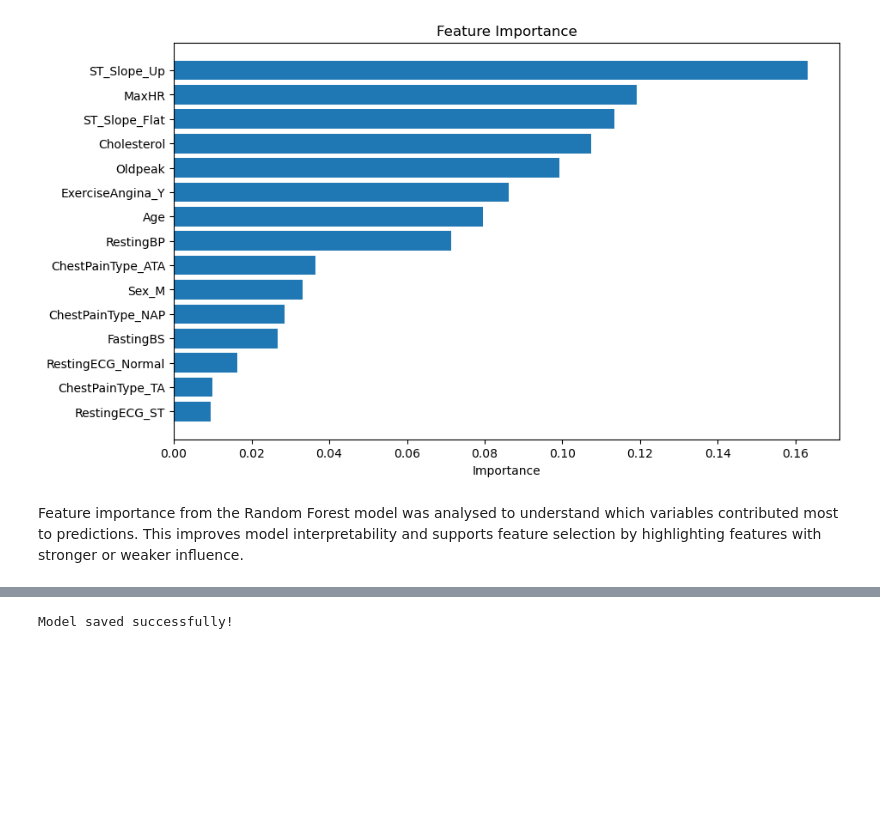
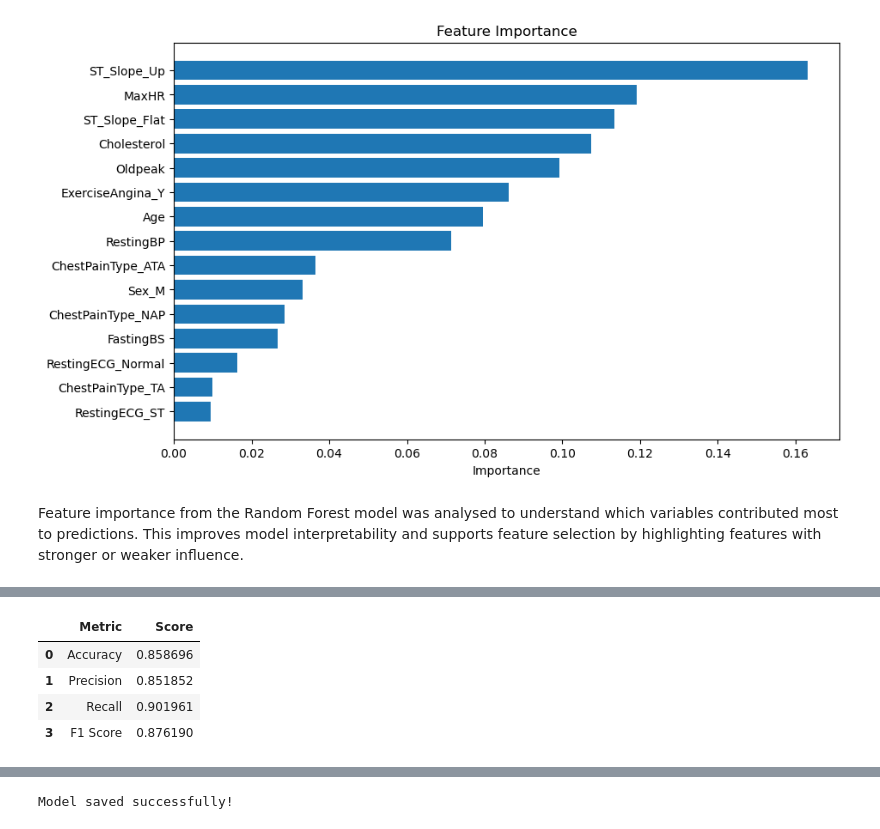
Before and after one commit to ANDREAYAN1234567/HeartWise-AI, a Jupyter notebook: MLDP Program Codes Submission Template.ipynb, the cells around one changed output, grey strips where cells are left out. Drawn from its saved outputs; the diff is of its cells as text; code cells hidden in the pictures; blank space fills up the shorter version.

```diff
--- a/MLDP Program Codes Submission Template.ipynb
+++ b/MLDP Program Codes Submission Template.ipynb
@@ -622 +626,35 @@ Final Test Accuracy: 0.8804347826086957
+# %%
+from sklearn.metrics import (
+    accuracy_score,
+    precision_score,
+    recall_score,
+    f1_score
+)
+
+# Make predictions using the tuned model
+tuned_prediction = best_model.predict(X_test)
+
+# Evaluate the tuned model
+tuned_results = pd.DataFrame({
+    "Metric": [
+        "Accuracy",
+        "Precision",
+        "Recall",
+        "F1 Score"
+    ],
+    "Score": [
+        accuracy_score(y_test, tuned_prediction),
+        precision_score(y_test, tuned_prediction),
+        recall_score(y_test, tuned_prediction),
+        f1_score(y_test, tuned_prediction)
+    ]
+})
+
+tuned_results
+# %% [output]
+|  | Metric | Score |
+| 0 | Accuracy | 0.858696 |
+| 1 | Precision | 0.851852 |
+| 2 | Recall | 0.901961 |
+| 3 | F1 Score | 0.876190 |
 # %%
```
Also changed, not shown: parts of 4 cells of this notebook, 1 other file.
